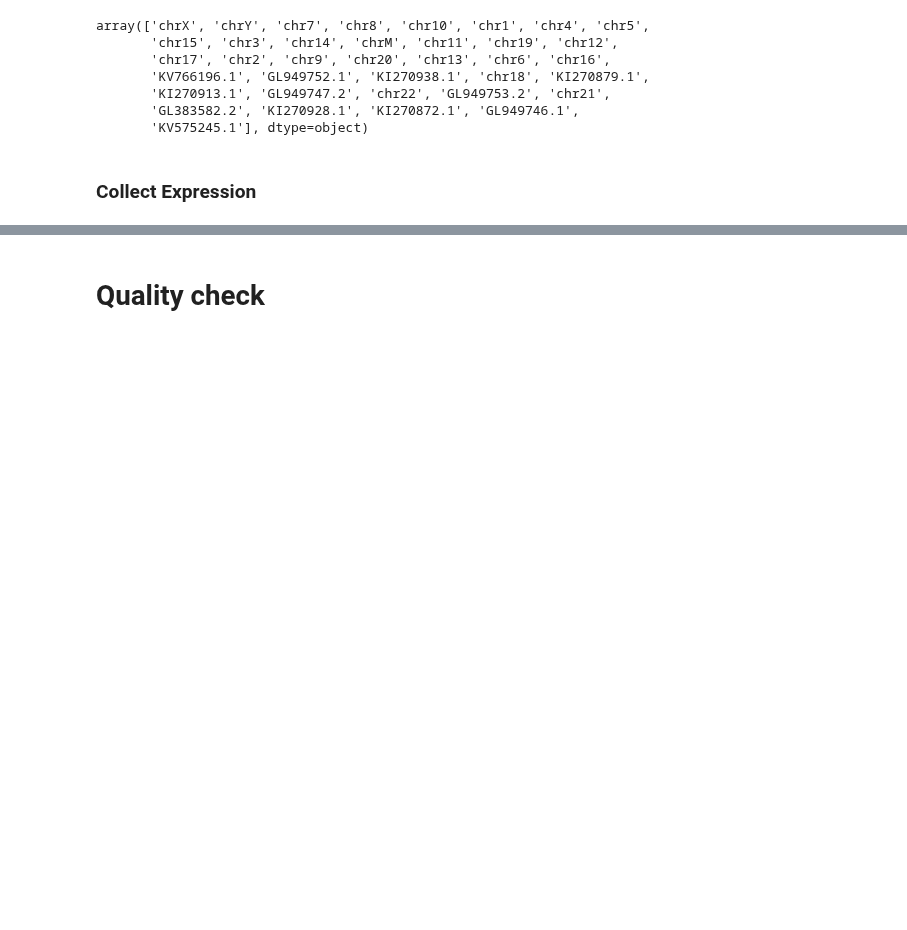
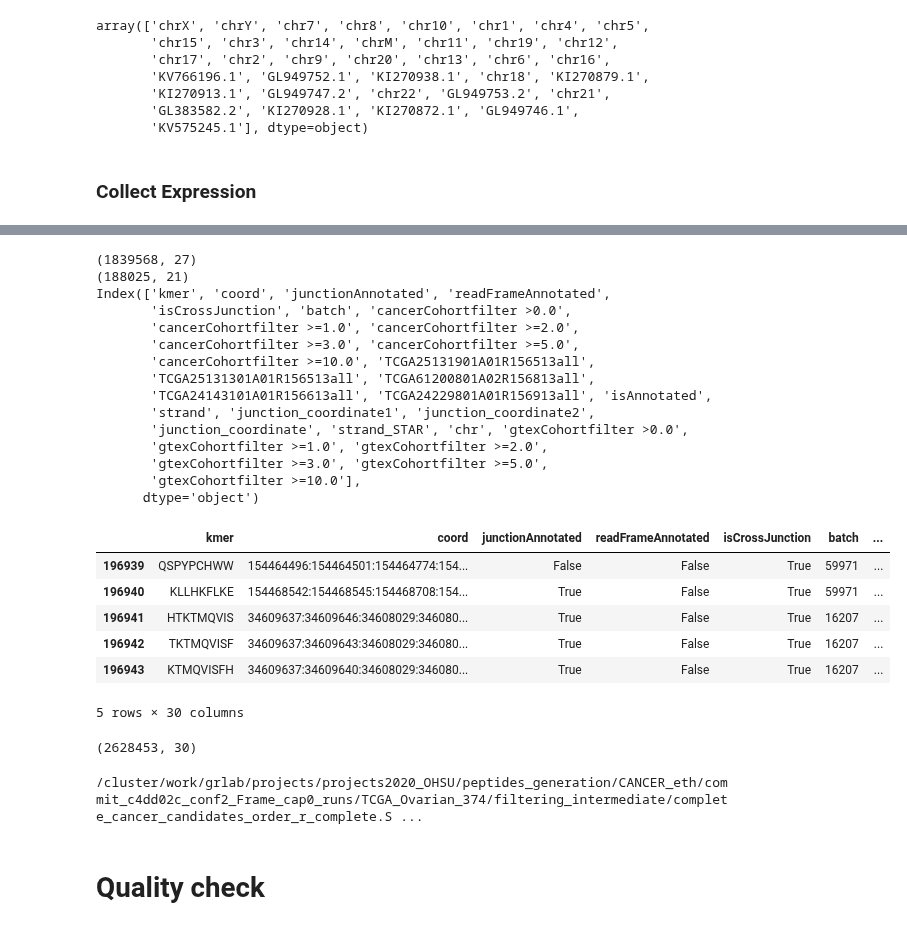
Before and after one commit to ratschlab/projects2020_ohsu, a Jupyter notebook: eth/debug/python_pipeline_filter_draft/p20230504_manual_remove_STAR.ipynb, the cells around one changed output, grey strips where cells are left out. Cells and saved outputs as stored; diff of their text form; code cells hidden in the pictures; blank space fills up the shorter version.

```diff
--- a/eth/debug/python_pipeline_filter_draft/p20230504_manual_remove_STAR.ipynb
+++ b/eth/debug/python_pipeline_filter_draft/p20230504_manual_remove_STAR.ipynb
@@ -353,3 +435,69 @@ chr9
+# %%
+# Two junctions merge (not straight forwrds, consider botrh junctions separately and take the max)
+print(two_jx.shape)
+# Remove the GTEX quantifications from immunopepper
+base_two_jx = two_jx.drop(gtex_cols, axis = 1).drop_duplicates()
+base_two_jx.head()
+print(base_two_jx.shape)
+# Add GTEX quantifications from STAR  # first junction
+two_jx_quantified_left = base_two_jx.merge(df_res, left_on = 'junction_coordinate1',
+                                      right_on = 'junction_coordinate', how = 'left')
+
+
+# Add GTEX quantifications from STAR  # second junction
+two_jx_quantified_right = base_two_jx.merge(df_res, left_on = 'junction_coordinate2',
+                                      right_on = 'junction_coordinate', how = 'left')
+
+col_merge = [col for col in two_jx_quantified_right if col not in gtex_cols]
+
+# Add GTEX quantifications from STAR  # both junctions
+two_jx_quantified = two_jx_quantified_left.merge(two_jx_quantified_right, on = col_merge, how = 'outer')
+
+# Add GTEX quantifications from STAR  # MAX (!!) over 2 junctions
+for col in gtex_cols:
+    two_jx_quantified[col] = two_jx_quantified[[col + '_x', col + '_y']].max(skipna = True, axis = 1)
+    two_jx_quantified = two_jx_quantified.drop([col + '_x', col + '_y'], axis = 1)
+
+print(two_jx_quantified.columns)
+display(two_jx_quantified.tail())
+# %% [output]
+(1839568, 27)
+(188025, 21)
+Index(['kmer', 'coord', 'junctionAnnotated', 'readFrameAnnotated',
+       'isCrossJunction', 'batch', 'cancerCohortfilter >0.0',
+       'cancerCohortfilter >=1.0', 'cancerCohortfilter >=2.0',
+       'cancerCohortfilter >=3.0', 'cancerCohortfilter >=5.0',
+       'cancerCohortfilter >=10.0', 'TCGA25131901A01R156513all',
+       'TCGA25131301A01R156513all', 'TCGA61200801A02R156813all',
+       'TCGA24143101A01R156613all', 'TCGA24229801A01R156913all', 'isAnnotated',
+       'strand', 'junction_coordinate1', 'junction_coordinate2',
+       'junction_coordinate', 'strand_STAR', 'chr', 'gtexCohortfilter >0.0',
+       'gtexCohortfilter >=1.0', 'gtexCohortfilter >=2.0',
+       'gtexCohortfilter >=3.0', 'gtexCohortfilter >=5.0',
+       'gtexCohortfilter >=10.0'],
+      dtype='object')
+|  | kmer | coord | junctionAnnotated | readFrameAnnotated | isCrossJunction | batch | ... |
+| 196939 | QSPYPCHWW | 154464496:154464501:154464774:154... | False | False | True | 59971 | ... |
+| 196940 | KLLHKFLKE | 154468542:154468545:154468708:154... | True | False | True | 59971 | ... |
+| 196941 | HTKTMQVIS | 34609637:34609646:34608029:346080... | True | False | True | 16207 | ... |
+| 196942 | TKTMQVISF | 34609637:34609643:34608029:346080... | True | False | True | 16207 | ... |
+| 196943 | KTMQVISFH | 34609637:34609640:34608029:346080... | True | False | True | 16207 | ... |
+5 rows × 30 columns
+# %%
+# All Junctions quantified on STAR for GTEX
+print(two_jx_quantified.shape)
+print(one_jx_quantified.shape)
+jx_quantified = pd.concat([one_jx_quantified, two_jx_quantified])
+print(jx_quantified.shape)
+# %% [output]
+(2628453, 30)
+# %%
+### Save
+save_path = big_matrix.replace('tsv.gz', 'STAR_GTEx.tsv.gz')
+print(save_path)
+jx_quantified.to_csv(save_path, compression = 'gzip', index = False, sep = '\t')
+# %% [output]
+/cluster/work/grlab/projects/projects2020_OHSU/peptides_generation/CANCER_eth/commit_c4dd02c_conf2_Frame_cap0_runs/TCGA_Ovarian_374/filtering_intermediate/complete_cancer_candidates_order_r_complete.S ...
 # %% [markdown]
 # Quality check
 # %%
```
Also changed, not shown: parts of 9 cells of this notebook.
